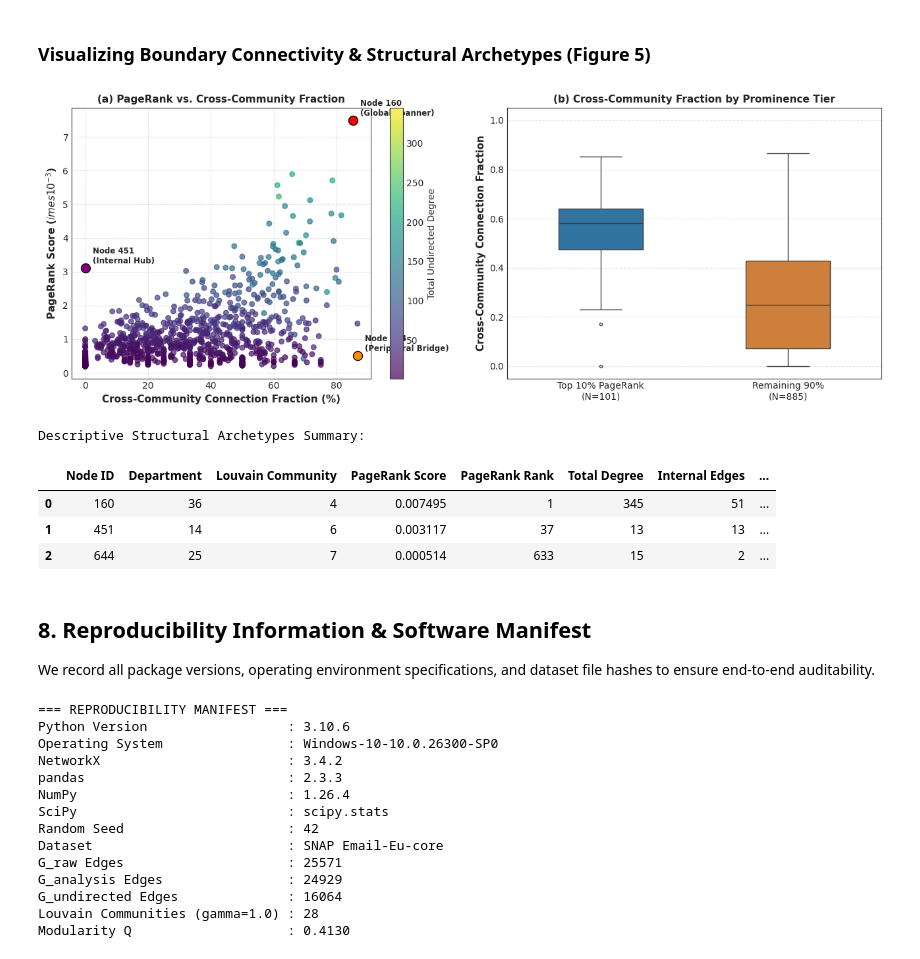
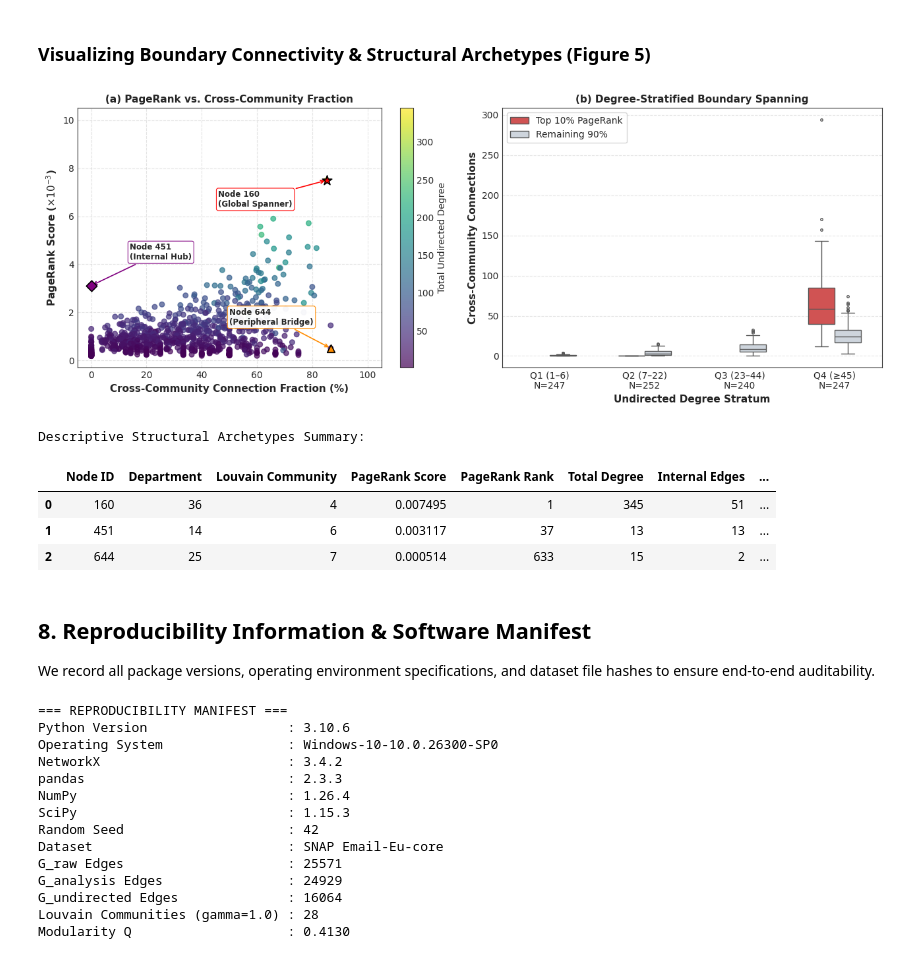
Before and after one commit to AmitejSingh1/email-network-centrality-community-detection, a Jupyter notebook: analysis.ipynb, the cells around one changed output. Drawn from its saved outputs; the diff is of its cells as text; code cells hidden in the pictures.

Commit message:
fix: synchronize standalone notebook with final research report

```diff
--- a/analysis.ipynb
+++ b/analysis.ipynb
@@ -658,53 +787,86 @@ scatter = axes[0].scatter(valid_eval["cross_community_fraction"] * 100, valid_ev
 cbar = plt.colorbar(scatter, ax=axes[0])
 cbar.set_label("Total Undirected Degree", fontsize=10)
 
-# Annotate case studies
-cases = [(160, "red", "Node 160\n(Global Spanner)"), (451, "purple", "Node 451\n(Internal Hub)"), (644, "darkorange", "Node 644\n(Peripheral Bridge)")]
-for nid, col, lbl in cases:
+# Annotate case studies with clean offsets avoiding boundary/colorbar clipping
+cases = [
+    (160, "red", "*", 120, "Node 160\n(Global Spanner)", (46, 6.4)),
+    (451, "purple", "D", 70, "Node 451\n(Internal Hub)", (14, 4.2)),
+    (644, "darkorange", "^", 70, "Node 644\n(Peripheral Bridge)", (50, 1.5))
+]
+for nid, col, marker, sz, lbl, xytext in cases:
     r = valid_eval[valid_eval["node_id"] == nid].iloc[0]
-    axes[0].scatter(r["cross_community_fraction"] * 100, r["pagerank"] * 1000, color=col, s=100, edgecolors="black", zorder=5)
-    axes[0].annotate(lbl, (r["cross_community_fraction"] * 100, r["pagerank"] * 1000), textcoords="offset points", xytext=(8, 5), fontsize=8.5, weight="bold")
+    x_val, y_val = r["cross_community_fraction"] * 100, r["pagerank"] * 1000
+    axes[0].scatter(x_val, y_val, color=col, marker=marker, s=sz, edgecolors="black", linewidth=1.2, zorder=6)
+    axes[0].annotate(
+        lbl, (x_val, y_val), xytext=xytext,
+        arrowprops=dict(arrowstyle="->", color=col, lw=1.2),
+        fontsize=8.5, weight="bold",
+        bbox=dict(boxstyle="round,pad=0.25", fc="white", ec=col, lw=0.8, alpha=0.95)
+    )
 
 axes[0].set_xlabel("Cross-Community Connection Fraction (%)", fontsize=11, weight="bold")
-axes[0].set_ylabel(r"PageRank Score ($	imes 10^{-3}$)", fontsize=11, weight="bold")
+axes[0].set_ylabel(r"PageRank Score ($\times 10^{-3}$)", fontsize=11, weight="bold")
 axes[0].set_title("(a) PageRank vs. Cross-Community Fraction", fontsize=11, weight="bold")
+axes[0].set_xlim(-5, 105)
+axes[0].set_ylim(-0.3, 10.5)
 axes[0].grid(True, linestyle="--", alpha=0.5)
 
-# Figure 5b: Cross-Community Distributions
-valid_eval["Tier"] = ["Top 10% PageRank\n(N=101)" if r <= 101 else "Remaining 90%\n(N=885)" for r in valid_eval["pagerank_rank_unique"]]
-palette = {"Top 10% PageRank\n(N=101)": "#1f77b4", "Remaining 90%\n(N=885)": "#e67e22"}
+# Figure 5b: Degree-Stratified Boundary Spanning (Matching Report Figure 5b)
+q_labels_map = {}
+for q in ["Q1", "Q2", "Q3", "Q4"]:
+    sub = valid_eval[valid_eval["degree_quartile"] == q]
+    d_min = int(sub["total_undirected_degree"].min())
+    d_max = int(sub["total_undirected_degree"].max())
+    n_q = len(sub)
+    if q == "Q4":
+        q_labels_map[q] = f"{q} (≥{d_min})\nN={n_q}"
+    else:
+        q_labels_map[q] = f"{q} ({d_min}–{d_max})\nN={n_q}"
 
-sns.boxplot(data=valid_eval, x="Tier", y="cross_community_fraction", hue="Tier", palette=palette, ax=axes[1], width=0.45, fliersize=3, legend=False)
-axes[1].set_ylabel("Cross-Community Connection Fraction", fontsize=11, weight="bold")
-axes[1].set_xlabel("")
-axes[1].set_title("(b) Cross-Community Fraction by Prominence Tier", fontsize=11, weight="bold")
-axes[1].set_ylim(-0.05, 1.05)
+ordered_labels = [q_labels_map[q] for q in ["Q1", "Q2", "Q3", "Q4"]]
+valid_eval["degree_stratum_label"] = pd.Categorical(
+    valid_eval["degree_quartile"].map(q_labels_map),
+    categories=ordered_labels,
+    ordered=True
+)
+valid_eval["top_10_pr"] = ["Top 10% PageRank" if r <= 101 else "Remaining 90%" for r in valid_eval["pagerank_rank_unique"]]
+palette = {"Top 10% PageRank": "#e53e3e", "Remaining 90%": "#cbd5e0"}
+
+sns.boxplot(
+    data=valid_eval,
+    x="degree_stratum_label", y="cross_community_count", hue="top_10_pr",
+    palette=palette, ax=axes[1], width=0.55, fliersize=2.5
+)
+axes[1].set_xlabel("Undirected Degree Stratum", fontsize=11, weight="bold")
+axes[1].set_ylabel("Cross-Community Connections", fontsize=11, weight="bold")
+axes[1].set_title("(b) Degree-Stratified Boundary Spanning", fontsize=11, weight="bold")
+axes[1].legend(title="", loc="upper left", frameon=True)
 axes[1].grid(True, axis="y", linestyle="--", alpha=0.5)
 
 plt.tight_layout()
 plt.show()
 
 # Print Case Study Summary Table
 print("Descriptive Structural Archetypes Summary:")
 case_rows = []
 for nid in [160, 451, 644]:
     r = valid_eval[valid_eval["node_id"] == nid].iloc[0]
     ext_comms = len(set(node_to_comm[v] for v in G_undir.neighbors(nid)) - {r["comm_id"]})
     case_rows.append({
         "Node ID": int(nid),
         "Department": int(r["department"]),
         "Louvain Community": int(r["comm_id"]),
         "PageRank Score": f"{r['pagerank']:.6f}",
         "PageRank Rank": int(r["pagerank_rank_unique"]),
         "Total Degree": int(r["total_undirected_degree"]),
         "Internal Edges": int(r["internal_edges_count"]),
         "Cross Edges": int(r["cross_community_count"]),
         "Cross Fraction": f"{r['cross_community_fraction']:.2%}",
         "External Comms Spanned": ext_comms,
     })
 display(pd.DataFrame(case_rows))
 # %% [output]
-[figure, old version]
+[figure, new version]
 Descriptive Structural Archetypes Summary:
 |  | Node ID | Department | Louvain Community | PageRank Score | PageRank Rank | Total Degree | Internal Edges | ... |
 | 0 | 160 | 36 | 4 | 0.007495 | 1 | 345 | 51 | ... |
@@ -716,6 +878,7 @@ We record all package versions, operating environment specifications, and datase
 # %%
 import platform
 import sys
+import scipy
 
 manifest = {
     "Python Version": sys.version.split()[0],
@@ -723,7 +886,7 @@ manifest = {
     "NetworkX": nx.__version__,
     "pandas": pd.__version__,
     "NumPy": np.__version__,
-    "SciPy": stats.__name__,
+    "SciPy": scipy.__version__,
     "Random Seed": RANDOM_SEED,
     "Dataset": "SNAP Email-Eu-core",
     "G_raw Edges": G_raw.number_of_edges(),
@@ -743,7 +906,7 @@ Operating System                : Windows-10-10.0.26300-SP0
 NetworkX                        : 3.4.2
 pandas                          : 2.3.3
 NumPy                           : 1.26.4
-SciPy                           : scipy.stats
+SciPy                           : 1.15.3
 Random Seed                     : 42
 Dataset                         : SNAP Email-Eu-core
 G_raw Edges                     : 25571
```
Also changed, not shown: parts of 7 cells of this notebook, 17 other files.
